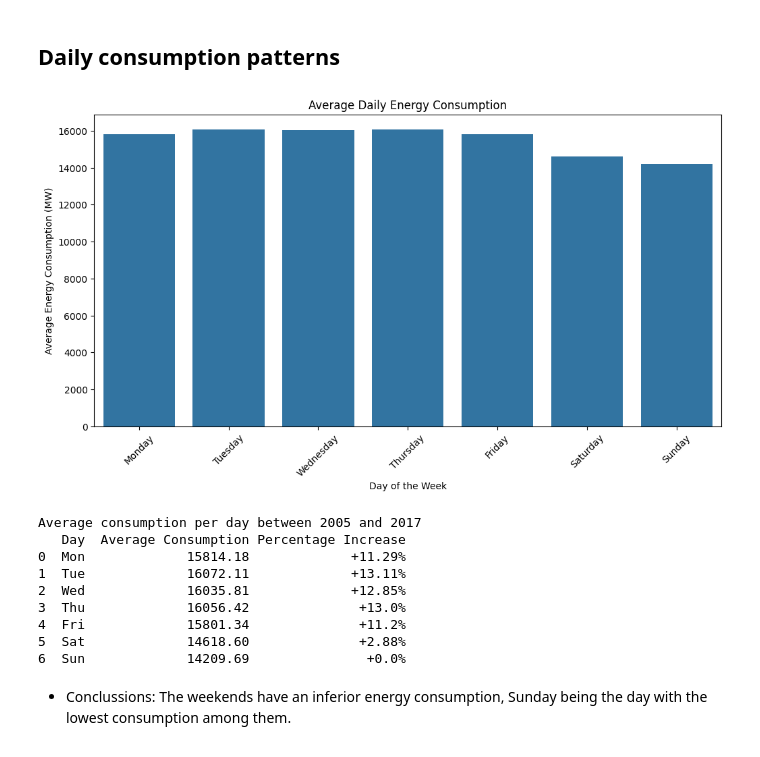
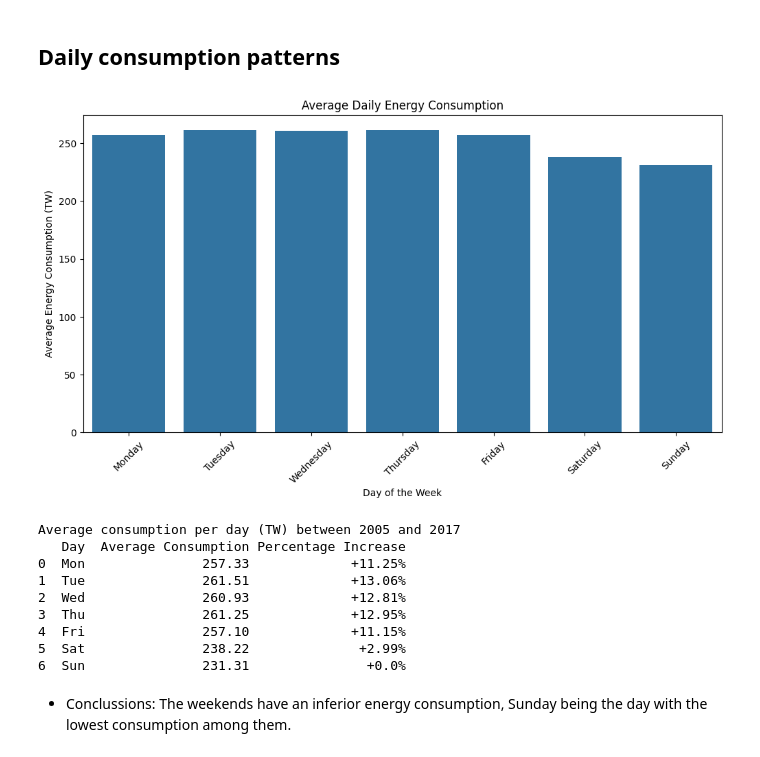
Before and after one commit to anmar36a/Data-Analysis, a Jupyter notebook: Energy_consumption_in_the_US.ipynb, the cells around one changed output. Drawn from its saved outputs; the diff is of its cells as text; code cells hidden in the pictures.

```diff
--- a/Energy_consumption_in_the_US.ipynb
+++ b/Energy_consumption_in_the_US.ipynb
@@ -64,0 +66,6 @@ INF values:
+# %%
+# Check the order and the years covered
+df.sort_values("Datetime", inplace=True)
+
+print(df.iat[-1,0])
+print(df.iat[0,0])
@@ -79,17 +80,0 @@ We can also see that some years are incomplete. 2004 and 2018 only have one day
-# %%
-# Convert 'Datetime' to datetime objects
-df["Datetime"] = pd.to_datetime(df["Datetime"])
-
-# Add a column with the year
-df["Year"] = df["Datetime"].dt.year
-
-# Remove years 2004 and 2018
-df = df[(df["Year"] != 2004) & (df["Year"] != 2018)]
-
-# Add a column with the month
-df["Month"] = df["Datetime"].dt.month
-
-# Add a column with the day of the week
-df["Weekday"] = df["Datetime"].dt.day_name()
-
-print(df.head())
@@ -133,0 +121,8 @@ dtype: int64
+# %%
+# As they miss only 3 hours at max, ignore them and delete 2004 and 2018
+# If needed, we could fill the missing values with an average
+rows_to_drop = df[df["Year"].isin([2004, 2018])].index
+df.drop(rows_to_drop, axis=0, inplace=True)
+df.sort_values("Datetime", inplace=True)
+df.reset_index(drop=True, inplace=True)
+df
@@ -282,34 +296,36 @@ plt.show()
 # %%
 # Plot the energy consumption by day of the week
 
+df["Weekday"] = df["Datetime"].dt.day_name()
+
 # Group by day of the week and calculate the average AEP_MW for each day
-average_aep_by_day = df.groupby('Weekday')['AEP_MW'].mean()
+average_aep_by_day = df.groupby('Weekday')['AEP_MW'].sum().apply(lambda x: x/1000000)
 
 # Define the desired order of days
 day_order = ['Monday', 'Tuesday', 'Wednesday', 'Thursday', 'Friday', 'Saturday', 'Sunday']
 
 # Reindex the average_aep_by_day Series to match the desired order
 average_aep_by_day = average_aep_by_day.reindex(day_order)
 
 # Create a plot using Seaborn
 plt.figure(figsize=(12, 6))
 sns.barplot(x=average_aep_by_day.index, y=average_aep_by_day.values)
 
 plt.title('Average Daily Energy Consumption')
 plt.xlabel('Day of the Week')
-plt.ylabel('Average Energy Consumption (MW)')
+plt.ylabel('Average Energy Consumption (TW)')
 
 # Set x-axis ticks and labels to day names
 plt.xticks(rotation=45)
 
 plt.show()
 # %% [output]
-[figure, old version]
+[figure, new version]
 # %%
 # Display the daily energy consumption increases with respect to the day with the lowest consumption
 
 # Calculate the average energy consumption per day
-daily_avg_aep = df.groupby('Weekday')['AEP_MW'].mean()
+daily_avg_aep = df.groupby('Weekday')['AEP_MW'].sum().apply(lambda x: x/1000000)
 
 day_order = ['Monday', 'Tuesday', 'Wednesday', 'Thursday', 'Friday', 'Saturday', 'Sunday']
 daily_avg_aep = average_aep_by_day.reindex(day_order)
@@ -331,18 +347,18 @@ result_df['Percentage Increase'] = "+" + (((result_df['Average Consumption']
 result_df['Average Consumption'] = result_df['Average Consumption'].round(2)
 
 # Display the table
-print("Average consumption per day between 2005 and 2017")
+print("Average consumption per day (TW) between 2005 and 2017")
 print(result_df)
 # %% [output]
-Average consumption per day between 2005 and 2017
+Average consumption per day (TW) between 2005 and 2017
    Day  Average Consumption Percentage Increase
-0  Mon             15814.18             +11.29%
-1  Tue             16072.11             +13.11%
-2  Wed             16035.81             +12.85%
-3  Thu             16056.42              +13.0%
-4  Fri             15801.34              +11.2%
-5  Sat             14618.60              +2.88%
-6  Sun             14209.69               +0.0%
+0  Mon               257.33             +11.25%
+1  Tue               261.51             +13.06%
+2  Wed               260.93             +12.81%
+3  Thu               261.25             +12.95%
+4  Fri               257.10             +11.15%
+5  Sat               238.22              +2.99%
+6  Sun               231.31               +0.0%
 # %% [markdown]
 - Conclussions: The weekends have an inferior energy consumption, Sunday being the day with the lowest consumption among them.
 # %% [markdown]
```
Also changed, not shown: parts of 35 cells of this notebook.
